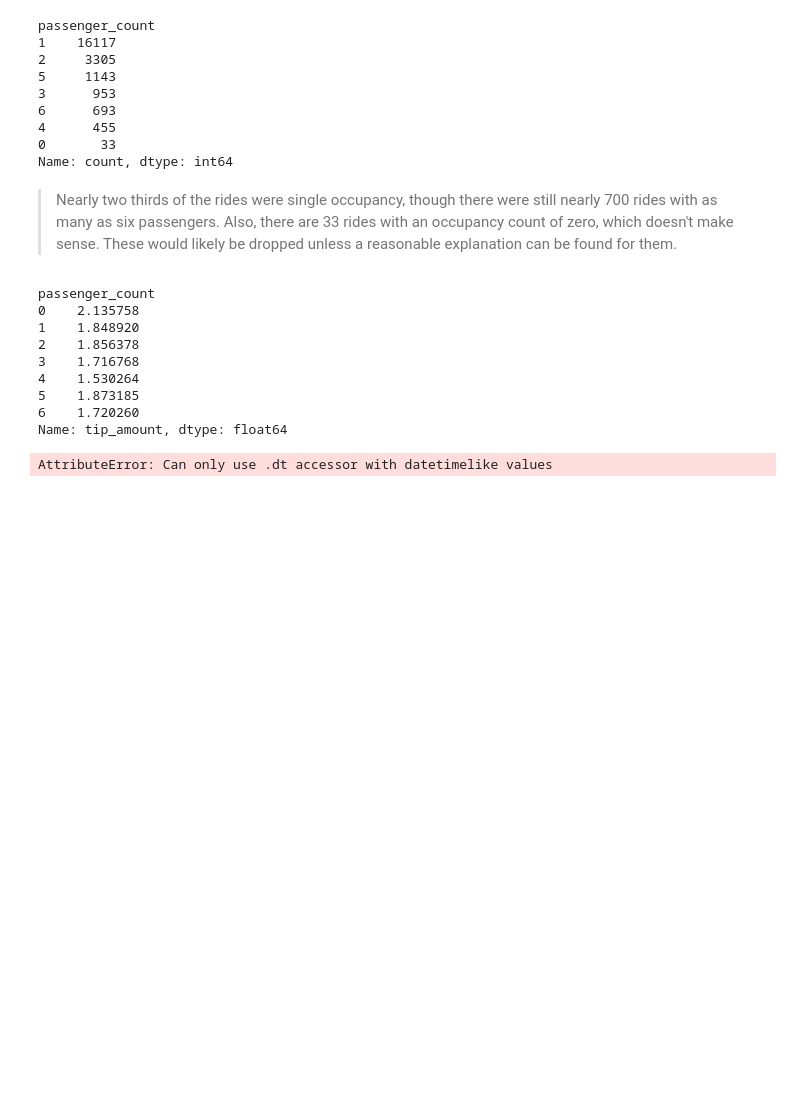
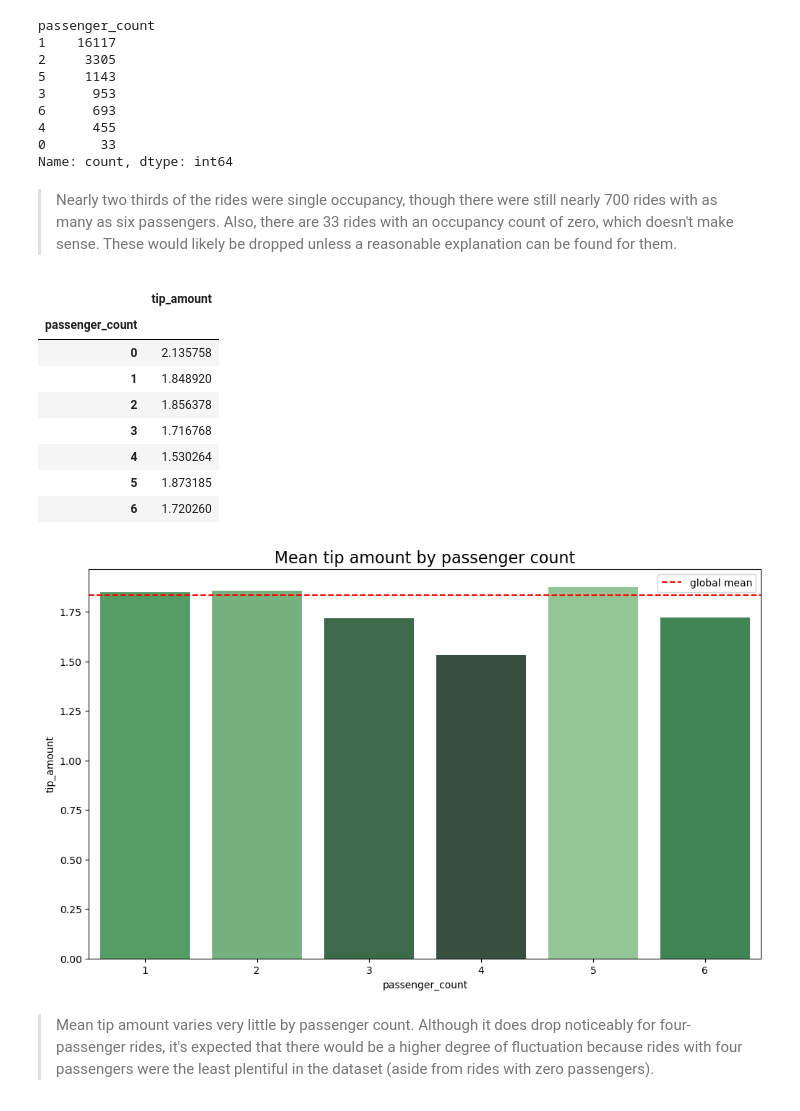
Before and after one commit to alishanstyles/Automatidata, a Jupyter notebook: Untitled.ipynb, the cells around one changed output. Drawn from its saved outputs; the diff is of its cells as text; code cells hidden in the pictures; blank space fills up the shorter version.

```diff
--- a/Untitled.ipynb
+++ b/Untitled.ipynb
@@ -167,22 +171,31 @@ Name: count, dtype: int64
  > Nearly two thirds of the rides were single occupancy, though there were still nearly 700 rides with as many as six passengers. Also, there are 33 rides with an occupancy count of zero, which doesn't make sense. These would likely be dropped unless a reasonable explanation can be found for them.
 # %%
 # Calculate mean tips by passenger_count
-mean_tips_by_passenger_count = df.groupby('passenger_count')['tip_amount'].mean()
+mean_tips_by_passenger_count = df.groupby(['passenger_count'])[['tip_amount']].mean()
 mean_tips_by_passenger_count
 # %% [output]
-passenger_count
-0    2.135758
-1    1.848920
-2    1.856378
-3    1.716768
-4    1.530264
-5    1.873185
-6    1.720260
-Name: tip_amount, dtype: float64
+|  | tip_amount |
+| passenger_count |  |
+| 0 | 2.135758 |
+| 1 | 1.848920 |
+| 2 | 1.856378 |
+| 3 | 1.716768 |
+| 4 | 1.530264 |
+| 5 | 1.873185 |
+| 6 | 1.720260 |
-# %%
-# Create a month column
-df['month'] = df['tpep_pickup_datetime'].dt.month_name()
-# Create a day column
-df['day'] = df['tpep_pickup_datetime'].dt.day_name()
-# %% [output]
-AttributeError: Can only use .dt accessor with datetimelike values
+# %%
+# Create bar plot for mean tips by passenger count
+data = mean_tips_by_passenger_count.tail(-1)
+pal = sns.color_palette("Greens_d", len(data))
+rank = data['tip_amount'].argsort().argsort()
+plt.figure(figsize=(12,7))
+ax = sns.barplot(x=data.index,
+            y=data['tip_amount'],
+            palette=np.array(pal[::-1])[rank])
+ax.axhline(df['tip_amount'].mean(), ls='--', color='red', label='global mean')
+ax.legend()
+plt.title('Mean tip amount by passenger count', fontsize=16);
+# %% [output]
+[figure, added]
+# %% [markdown]
+>  Mean tip amount varies very little by passenger count. Although it does drop noticeably for four-passenger rides, it's expected that there would be a higher degree of fluctuation because rides with four passengers were the least plentiful in the dataset (aside from rides with zero passengers).
```
Also changed, not shown: parts of 9 cells of this notebook.
